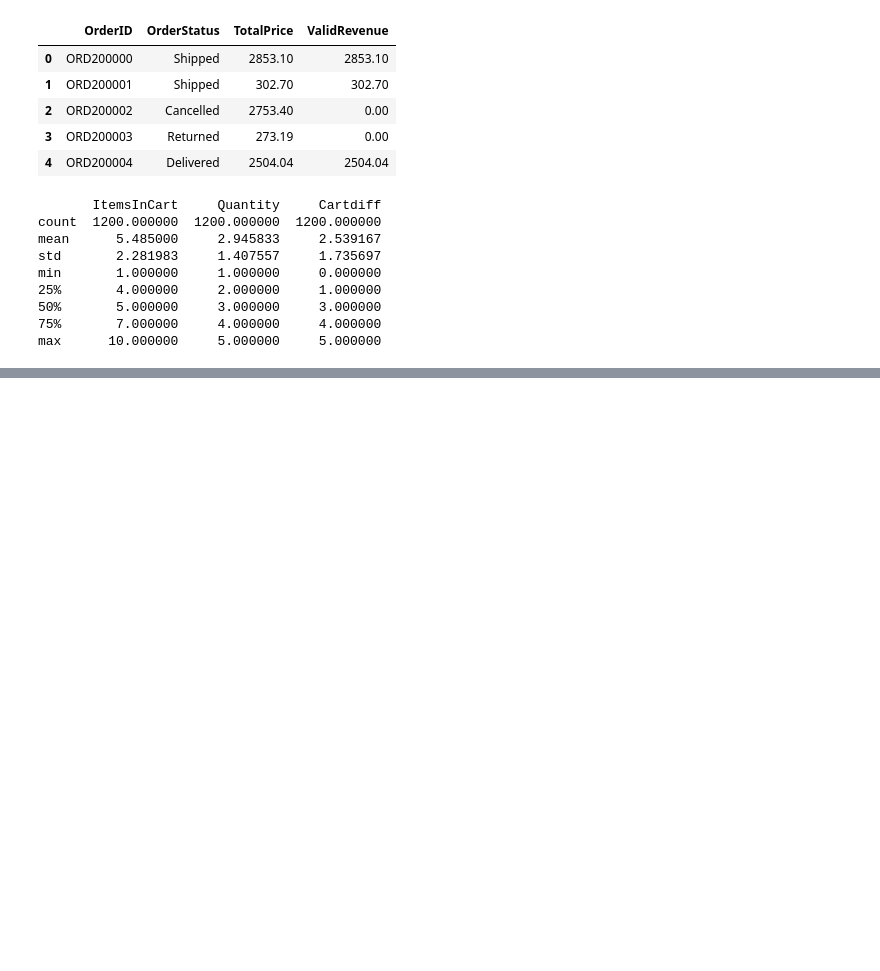
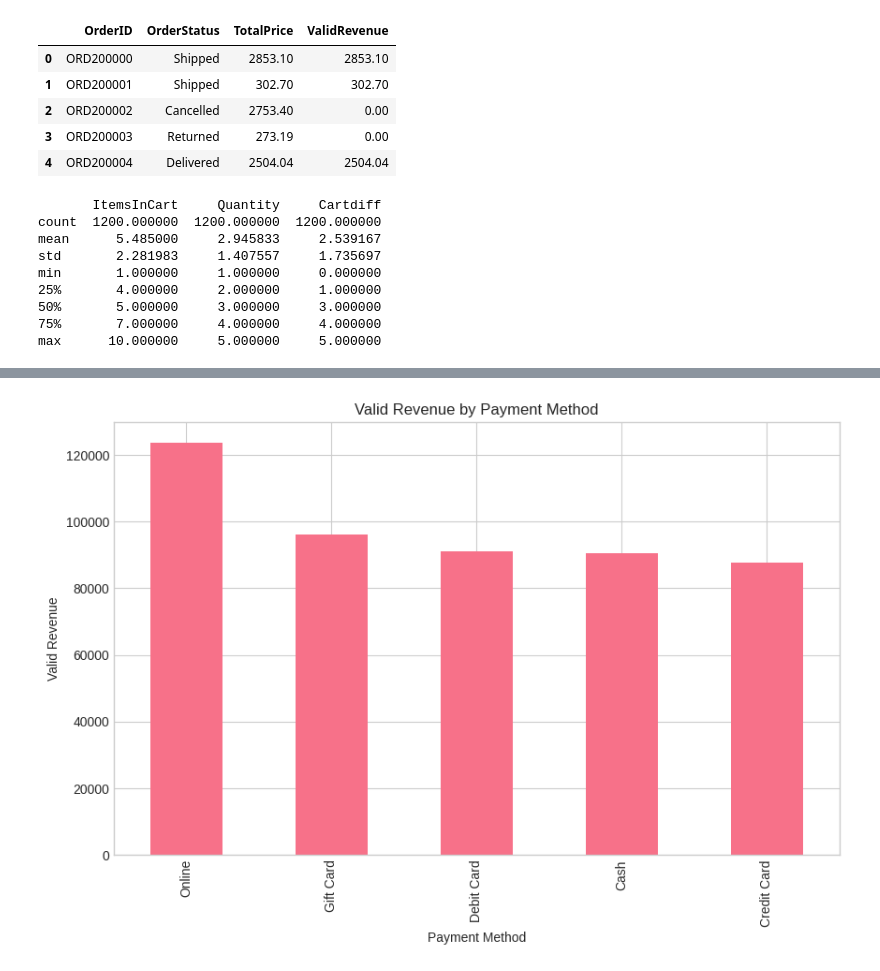
Before and after one commit to Faith-moses/DecodeLabs-Internship, a Jupyter notebook: ecommerce_sales_dataset.ipynb, the cells around one changed output, grey strips where cells are left out. Cells and saved outputs as stored; diff of their text form; code cells hidden in the pictures; blank space fills up the shorter version.

```diff
--- a/ecommerce_sales_dataset.ipynb
+++ b/ecommerce_sales_dataset.ipynb
@@ -274,0 +379,10 @@ orders['Year-Month'] = orders['Date'].dt.to_period('M')
+# %%
+#valid revenue by payment method
+valid_revenue_by_payment = orders.groupby('PaymentMethod')['ValidRevenue'].sum().sort_values(ascending=False)
+valid_revenue_by_payment.plot(kind='bar', figsize=(10, 6))
+plt.title('Valid Revenue by Payment Method')
+plt.xlabel('Payment Method')
+plt.ylabel('Valid Revenue')
+plt.show()
+# %% [output]
+[figure, added]
```
Also changed, not shown: parts of 30 cells of this notebook.
